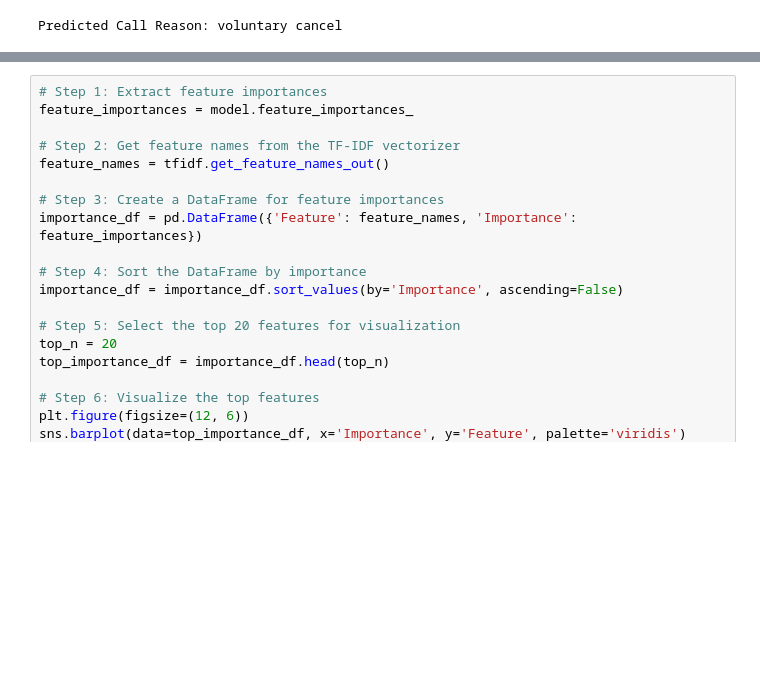
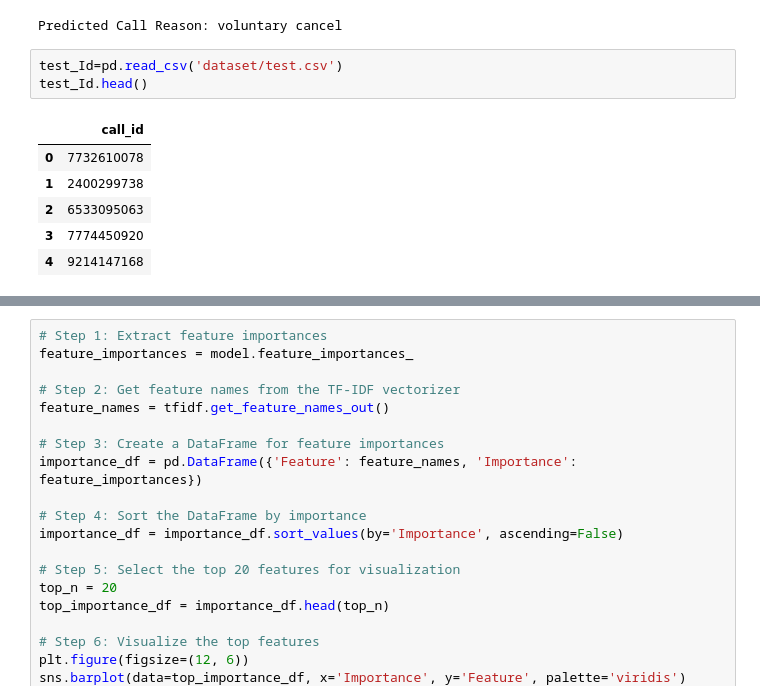
Before and after one commit to dheerajGits/skyhack, a Jupyter notebook: main.ipynb, the cells around one changed output, grey strips where cells are left out. Cells and saved outputs as stored; diff of their text form; blank space fills up the shorter version.

```diff
--- a/main.ipynb
+++ b/main.ipynb
@@ -914,3 +931,13 @@ predicted_reason = model.predict(new_transcript_tfidf)
 print(f'Predicted Call Reason: {predicted_reason[0]}')
 # %% [output]
 Predicted Call Reason: voluntary cancel
+# %%
+test_Id=pd.read_csv('dataset/test.csv')
+test_Id.head()
+# %% [output]
+|  | call_id |
+| 0 | 7732610078 |
+| 1 | 2400299738 |
+| 2 | 6533095063 |
+| 3 | 7774450920 |
+| 4 | 9214147168 |
```
Also changed, not shown: parts of 16 cells of this notebook, 3 other files.
